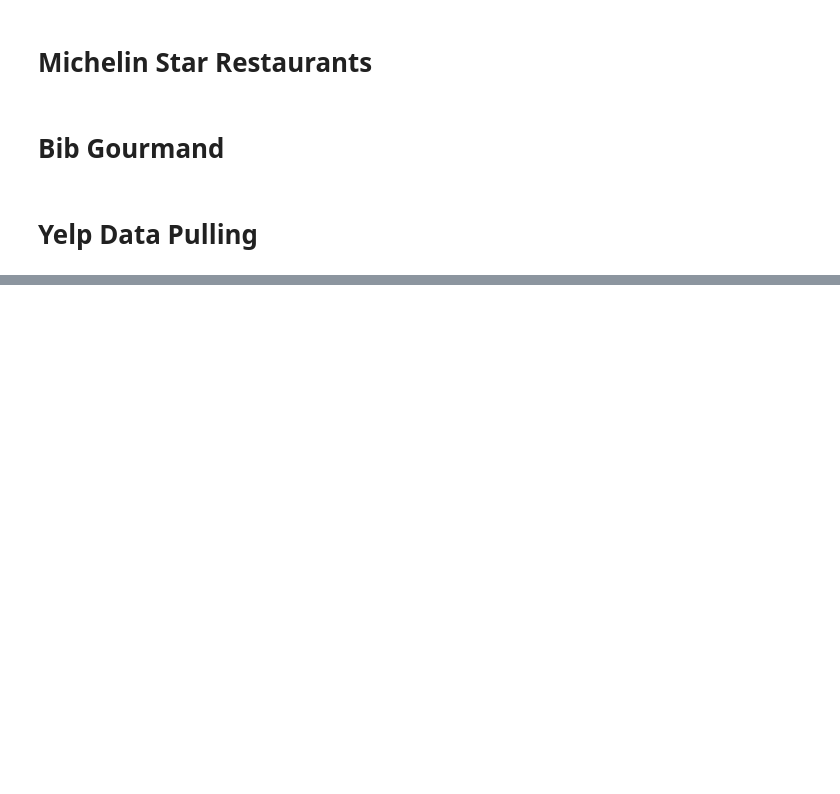
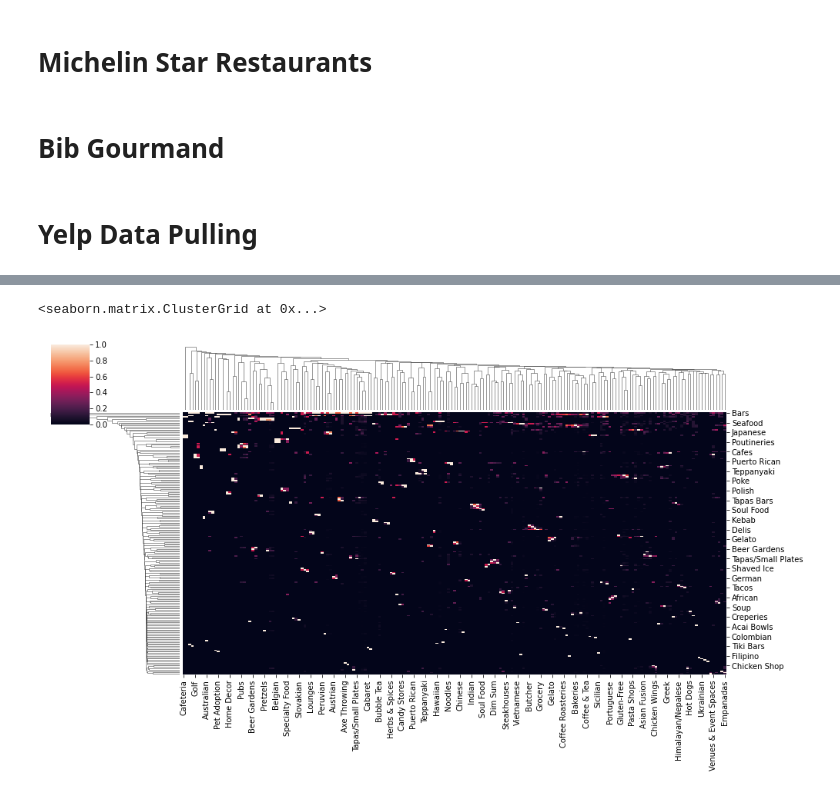
Before and after one commit to cole-khamnei/restaurant_finder, a Jupyter notebook: restaurant_finder.ipynb, the cells around one changed output, grey strips where cells are left out. Saved outputs shown, nothing was run; the diff lists cells and outputs as text; code cells hidden in the pictures; blank space fills up the shorter version.

```diff
--- a/restaurant_finder.ipynb
+++ b/restaurant_finder.ipynb
@@ -102,0 +130,15 @@ helpers.add_plt_labels(ax, x="Yelp Rating", y="Google Rating")
+# %%
+categories = sorted(set([i.strip() for item in data["categories"] for i in item.split(",")]))
+
+category_matrix = np.zeros((len(categories), len(categories)))
+pbar = tqdm(total=np.prod(category_matrix.shape), desc="Building Category Association Matrix", unit=" Category")
+for i, category_i in enumerate(categories):
+#     is_category_i = data["categories"].str.contains(category_i)
+    is_category_i = data["categories"].apply(lambda s: category_i in s)
+    for j, category_j in enumerate(categories):
+#         category_matrix[i, j] = np.count_nonzero(is_category_i & data["categories"].str.contains(category_j))
+        category_matrix[i, j] = np.count_nonzero(is_category_i & data["categories"].apply(lambda s: category_j in s))
+        pbar.update(1)
+# %%
+category_data = pd.DataFrame(category_matrix / np.diag(category_matrix), columns=categories, index=categories)
+# category_data = pd.DataFrame(category_matrix, columns=categories, index=categories)
@@ -102,0 +178,5 @@ helpers.add_plt_labels(ax, x="Yelp Rating", y="Google Rating")
+# %%
+sns.clustermap(category_data, figsize=(14, 8))
+# %% [output]
+<seaborn.matrix.ClusterGrid at 0x...>
+[figure, added]
```
Also changed, not shown: parts of 18 cells of this notebook, 2 other files.
